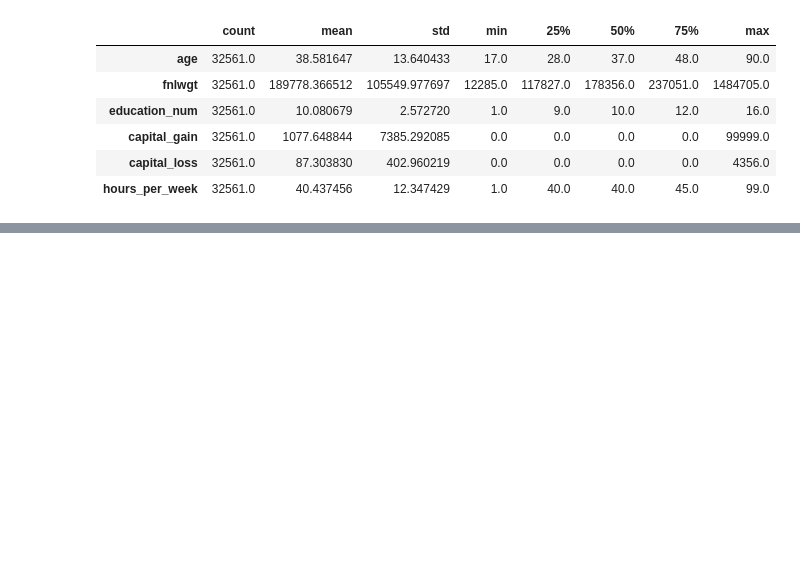
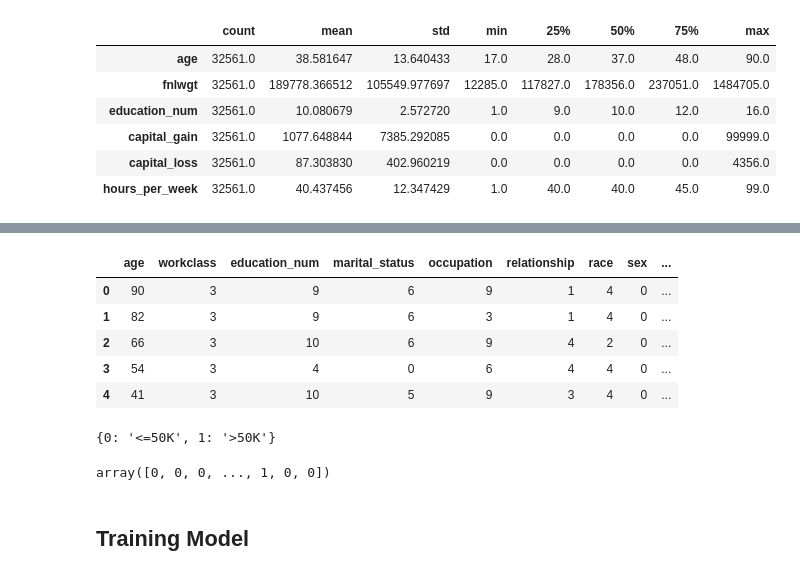
Before and after one commit to wiznikvibe/mlpractical, a Jupyter notebook: classification_models.ipynb, the cells around one changed output, grey strips where cells are left out. Saved outputs shown, nothing was run; the diff lists cells and outputs as text; code cells hidden in the pictures; blank space fills up the shorter version.

```diff
--- a/classification_models.ipynb
+++ b/classification_models.ipynb
@@ -202,0 +255,29 @@ plt.show()
+# %%
+def cat_encoder(df, columns):
+    label_encoder = LabelEncoder()
+    for feature in columns:
+        if feature != 'income' and feature != 'education':
+            df[feature] = label_encoder.fit_transform(df[feature])
+
+    return df
+# %%
+X = cat_encoder(X, categorical_columns)
+X.head()
+# %% [output]
+|  | age | workclass | education_num | marital_status | occupation | relationship | race | sex | ... |
+| 0 | 90 | 3 | 9 | 6 | 9 | 1 | 4 | 0 | ... |
+| 1 | 82 | 3 | 9 | 6 | 3 | 1 | 4 | 0 | ... |
+| 2 | 66 | 3 | 10 | 6 | 9 | 4 | 2 | 0 | ... |
+| 3 | 54 | 3 | 4 | 0 | 6 | 4 | 4 | 0 | ... |
+| 4 | 41 | 3 | 10 | 5 | 9 | 3 | 4 | 0 | ... |
+# %%
+encoder = LabelEncoder()
+y = encoder.fit_transform(y)
+y_mappings = {index:label for index, label in enumerate(encoder.classes_)}
+y_mappings
+# %% [output]
+{0: '<=50K', 1: '>50K'}
+# %%
+y
+# %% [output]
+array([0, 0, 0, ..., 1, 0, 0])
@@ -202,0 +290,2 @@ plt.show()
+# %% [markdown]
+## Training Model
```
Also changed, not shown: parts of 52 cells of this notebook.
